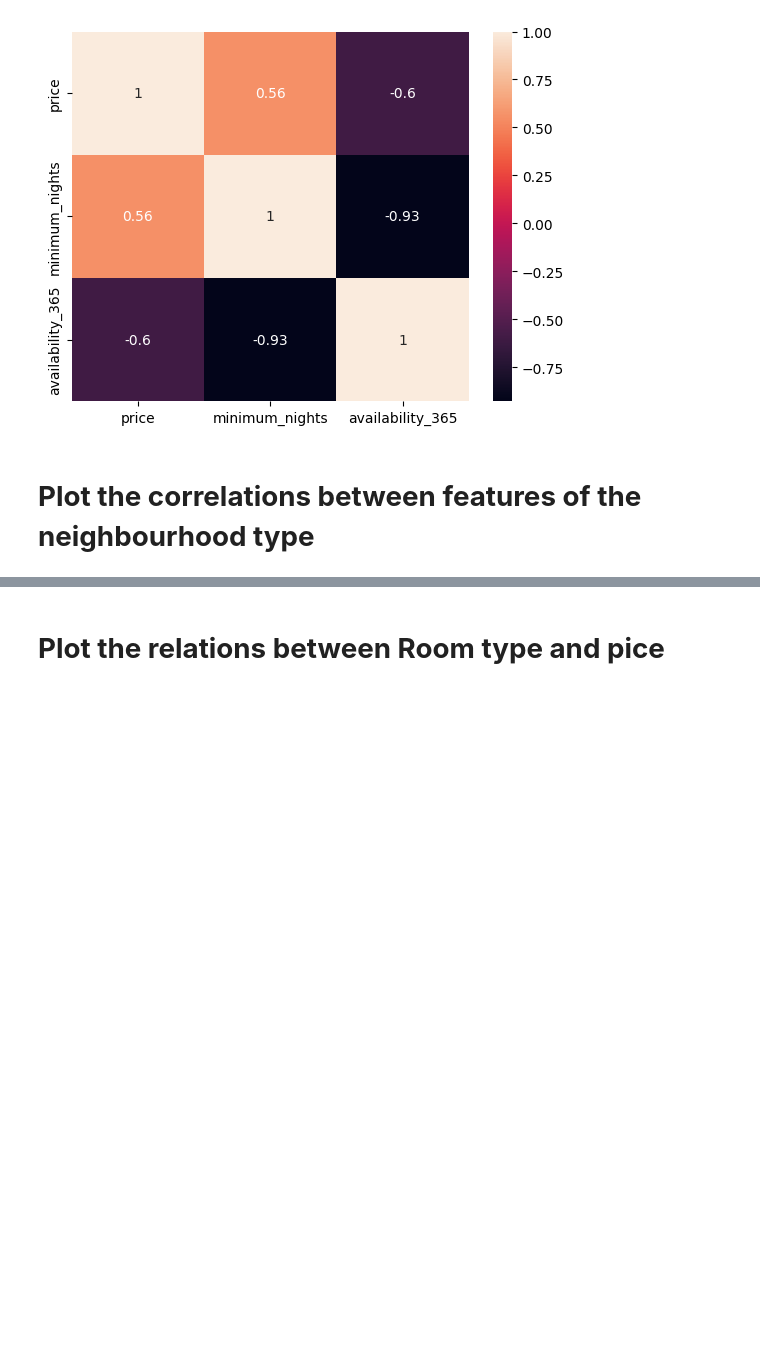
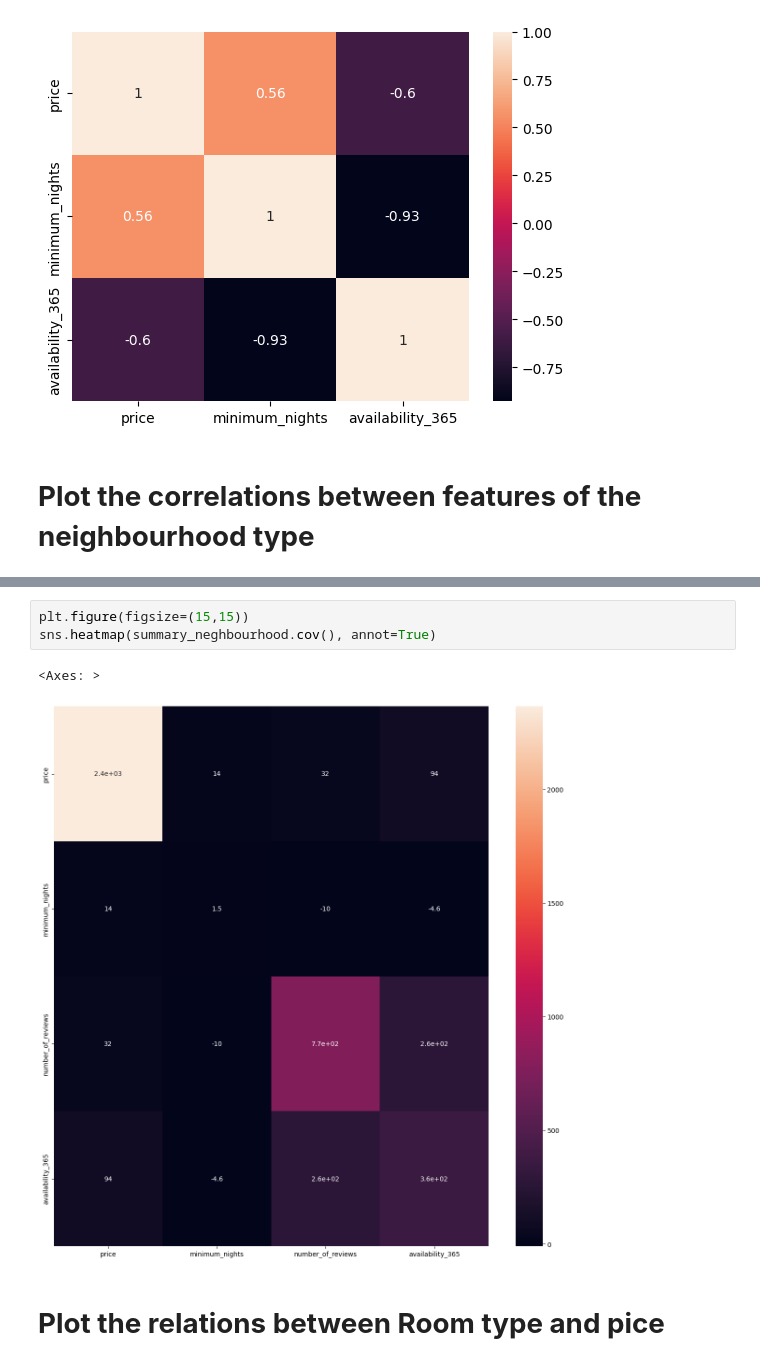
Before and after one commit to ebrahimabdelghfar/AirBnb_data_analysis, a Jupyter notebook: Data.ipynb, the cells around one changed output, grey strips where cells are left out. Saved outputs shown, nothing was run; the diff lists cells and outputs as text; blank space fills up the shorter version.

```diff
--- a/Data.ipynb
+++ b/Data.ipynb
@@ -116,3 +125,9 @@ sns.heatmap(summary_neghbourhood.corr(), annot=True)
+# %%
+plt.figure(figsize=(15,15))
+sns.heatmap(summary_neghbourhood.cov(), annot=True)
+# %% [output]
+<Axes: >
+[figure, added]
 # %% [markdown]
 # **Plot the relations between Room type and pice**
 # %%
```
Also changed, not shown: parts of 10 cells of this notebook.
